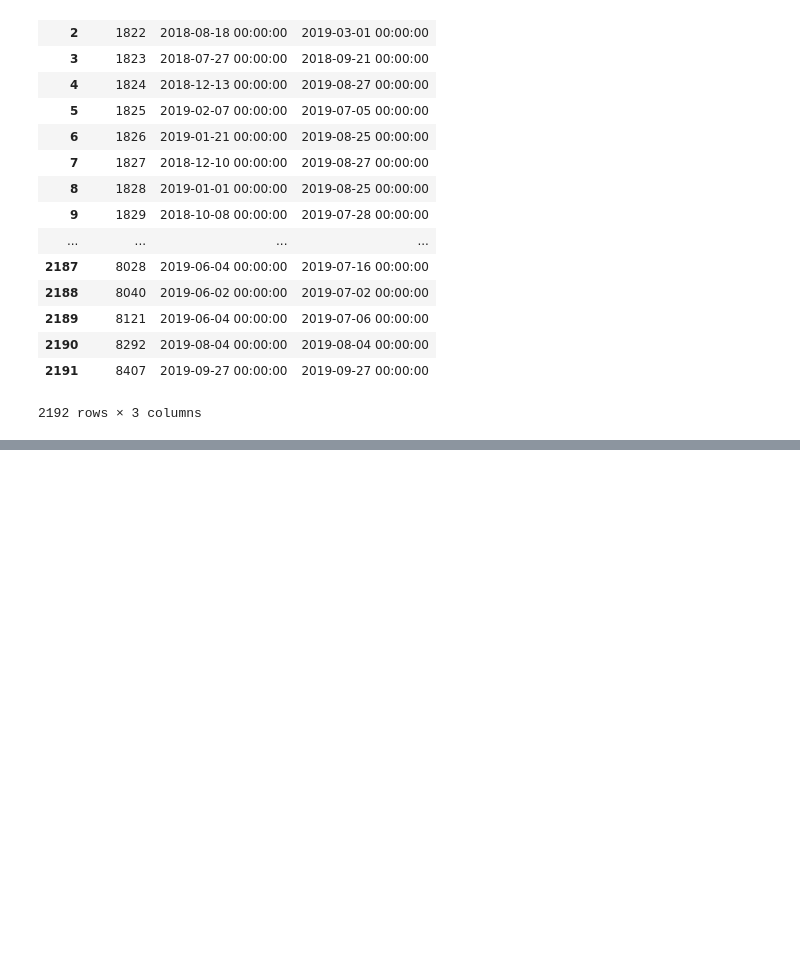
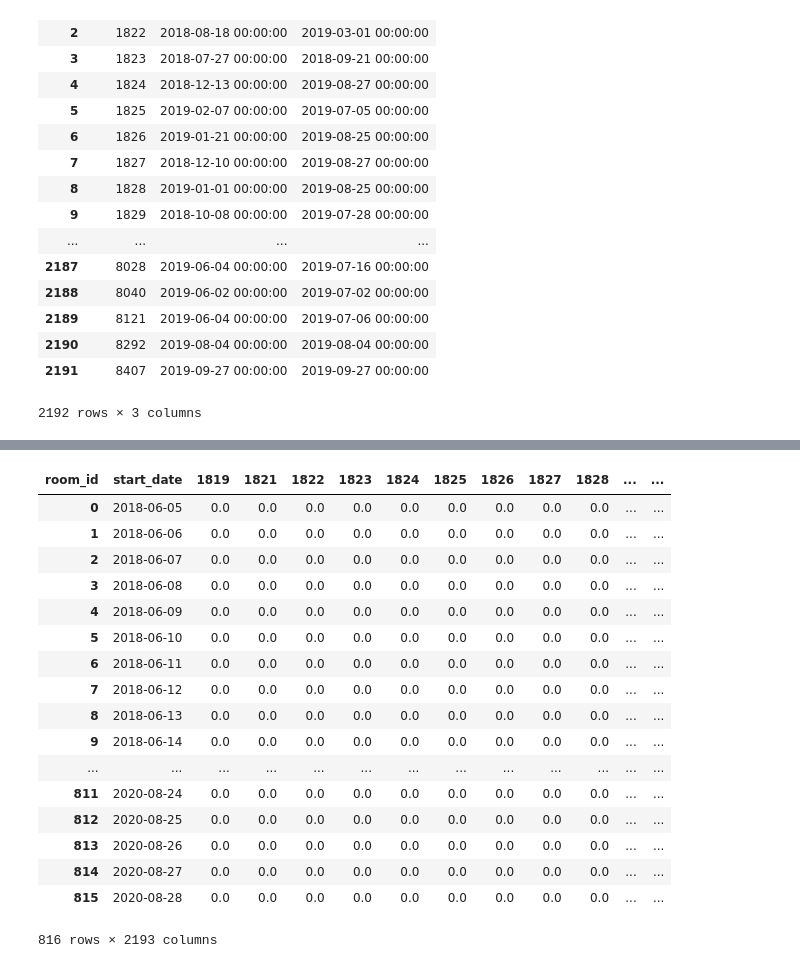
Before and after one commit to johnny12150/19-lab-summer-training, a Jupyter notebook: 0829/inner_data_EDA.ipynb, the cells around one changed output, grey strips where cells are left out. Cells and saved outputs as stored; diff of their text form; code cells hidden in the pictures; blank space fills up the shorter version.

```diff
--- a/0829/inner_data_EDA.ipynb
+++ b/0829/inner_data_EDA.ipynb
@@ -204,0 +294,24 @@ room_stays/ howManydays.days
+# %%
+stay = pd.crosstab(df['start_date'], df['room_id'])
+# 各房間哪時候沒住人，沒人住的時刻補0
+r = pd.date_range(start=min(df.start_date.astype('datetime64')), end=max(df.start_date.astype('datetime64')))
+stay.reindex(r).fillna(0.0).rename_axis('start_date').reset_index()
+# %% [output]
+| room_id | start_date | 1819 | 1821 | 1822 | 1823 | 1824 | 1825 | 1826 | 1827 | 1828 | ... | ... |
+| 0 | 2018-06-05 | 0.0 | 0.0 | 0.0 | 0.0 | 0.0 | 0.0 | 0.0 | 0.0 | 0.0 | ... | ... |
+| 1 | 2018-06-06 | 0.0 | 0.0 | 0.0 | 0.0 | 0.0 | 0.0 | 0.0 | 0.0 | 0.0 | ... | ... |
+| 2 | 2018-06-07 | 0.0 | 0.0 | 0.0 | 0.0 | 0.0 | 0.0 | 0.0 | 0.0 | 0.0 | ... | ... |
+| 3 | 2018-06-08 | 0.0 | 0.0 | 0.0 | 0.0 | 0.0 | 0.0 | 0.0 | 0.0 | 0.0 | ... | ... |
+| 4 | 2018-06-09 | 0.0 | 0.0 | 0.0 | 0.0 | 0.0 | 0.0 | 0.0 | 0.0 | 0.0 | ... | ... |
+| 5 | 2018-06-10 | 0.0 | 0.0 | 0.0 | 0.0 | 0.0 | 0.0 | 0.0 | 0.0 | 0.0 | ... | ... |
+| 6 | 2018-06-11 | 0.0 | 0.0 | 0.0 | 0.0 | 0.0 | 0.0 | 0.0 | 0.0 | 0.0 | ... | ... |
+| 7 | 2018-06-12 | 0.0 | 0.0 | 0.0 | 0.0 | 0.0 | 0.0 | 0.0 | 0.0 | 0.0 | ... | ... |
+| 8 | 2018-06-13 | 0.0 | 0.0 | 0.0 | 0.0 | 0.0 | 0.0 | 0.0 | 0.0 | 0.0 | ... | ... |
+| 9 | 2018-06-14 | 0.0 | 0.0 | 0.0 | 0.0 | 0.0 | 0.0 | 0.0 | 0.0 | 0.0 | ... | ... |
+| ... | ... | ... | ... | ... | ... | ... | ... | ... | ... | ... | ... | ... |
+| 811 | 2020-08-24 | 0.0 | 0.0 | 0.0 | 0.0 | 0.0 | 0.0 | 0.0 | 0.0 | 0.0 | ... | ... |
+| 812 | 2020-08-25 | 0.0 | 0.0 | 0.0 | 0.0 | 0.0 | 0.0 | 0.0 | 0.0 | 0.0 | ... | ... |
+| 813 | 2020-08-26 | 0.0 | 0.0 | 0.0 | 0.0 | 0.0 | 0.0 | 0.0 | 0.0 | 0.0 | ... | ... |
+| 814 | 2020-08-27 | 0.0 | 0.0 | 0.0 | 0.0 | 0.0 | 0.0 | 0.0 | 0.0 | 0.0 | ... | ... |
+| 815 | 2020-08-28 | 0.0 | 0.0 | 0.0 | 0.0 | 0.0 | 0.0 | 0.0 | 0.0 | 0.0 | ... | ... |
+816 rows × 2193 columns
```
Also changed, not shown: parts of 12 cells of this notebook.
